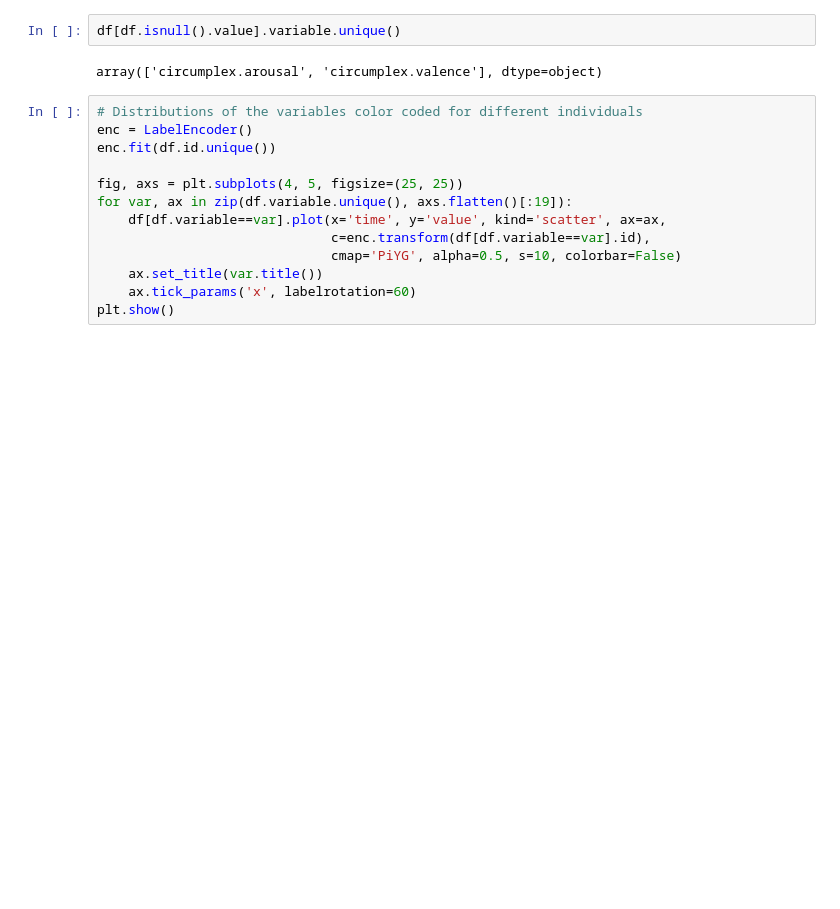
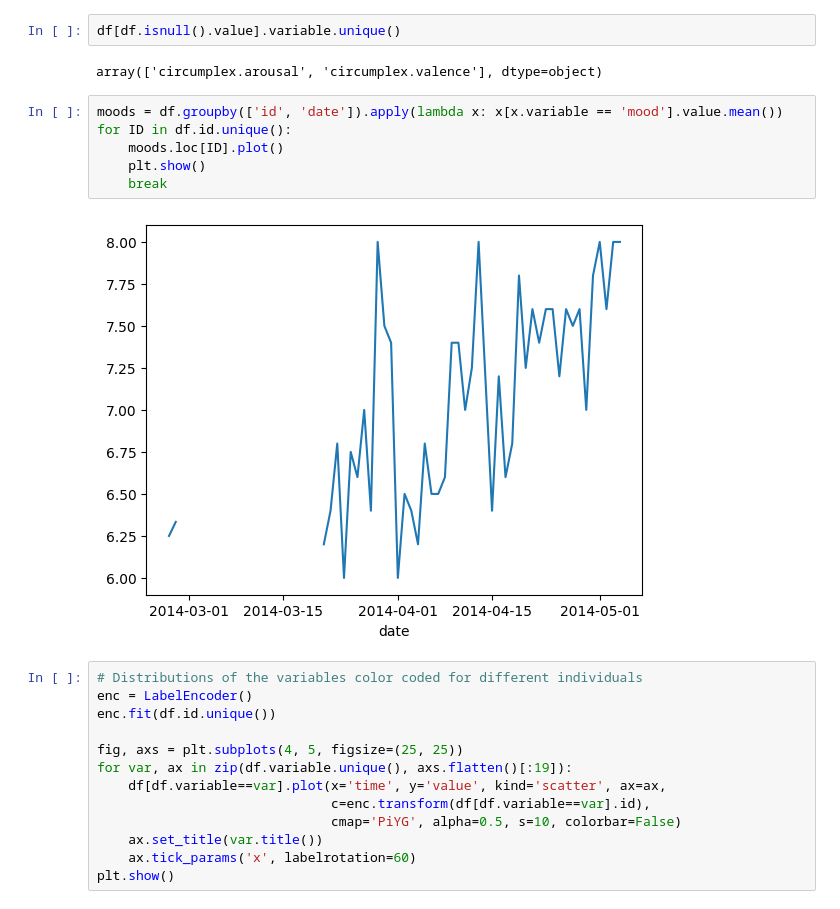
Before and after one commit to ChackMociute/Data-Mining-Techniques, a Jupyter notebook: Ass1.ipynb, the cells around one changed output. Cells and saved outputs as stored; diff of their text form; blank space fills up the shorter version.

```diff
--- a/Ass1.ipynb
+++ b/Ass1.ipynb
@@ -64,6 +64,14 @@ dtype: bool
 df[df.isnull().value].variable.unique()
 # %% [output]
 array(['circumplex.arousal', 'circumplex.valence'], dtype=object)
+# %%
+moods = df.groupby(['id', 'date']).apply(lambda x: x[x.variable == 'mood'].value.mean())
+for ID in df.id.unique():
+    moods.loc[ID].plot()
+    plt.show()
+    break
+# %% [output]
+[figure, added]
 # %%
 # Distributions of the variables color coded for different individuals
 enc = LabelEncoder()
```
Also changed, not shown: parts of 16 cells of this notebook.
